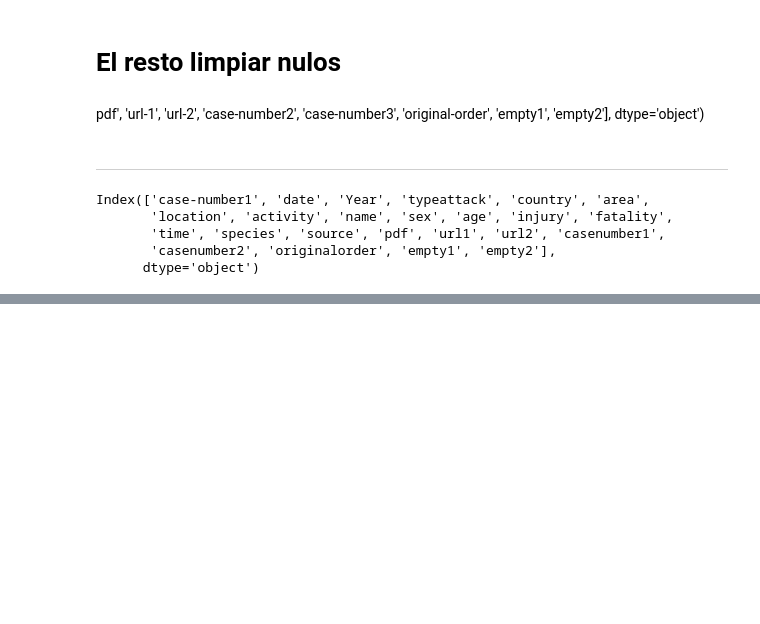
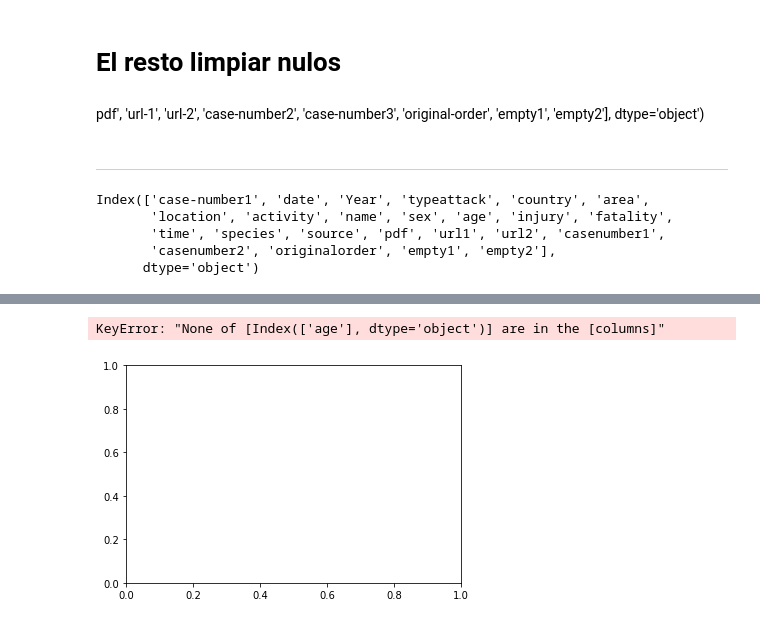
Before and after one commit to JaimeLeoz/proyecto1-sharks-, a Jupyter notebook: proyectosharks_main-1.ipynb, the cells around one changed output, grey strips where cells are left out. Saved outputs shown, nothing was run; the diff lists cells and outputs as text; code cells hidden in the pictures; blank space fills up the shorter version.

```diff
--- a/proyectosharks_main-1.ipynb
+++ b/proyectosharks_main-1.ipynb
@@ -1258,0 +1284,5 @@ df.to_excel('attacksfinal6.xlsx')
+# %%
+df.boxplot(column=['age']) #al haber tanta porqueria dentro de la columna no furula
+# %% [output]
+KeyError: "None of [Index(['age'], dtype='object')] are in the [columns]"
+[figure, added]
```
Also changed, not shown: parts of 30 cells of this notebook, 7 other files.
